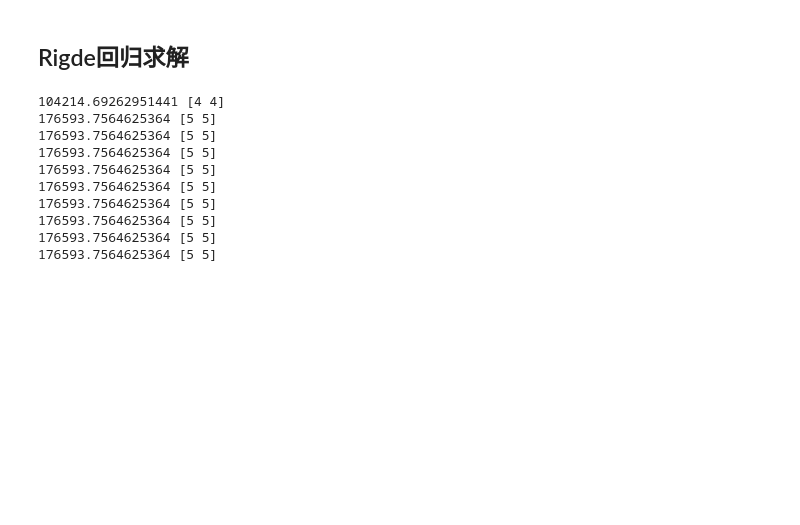
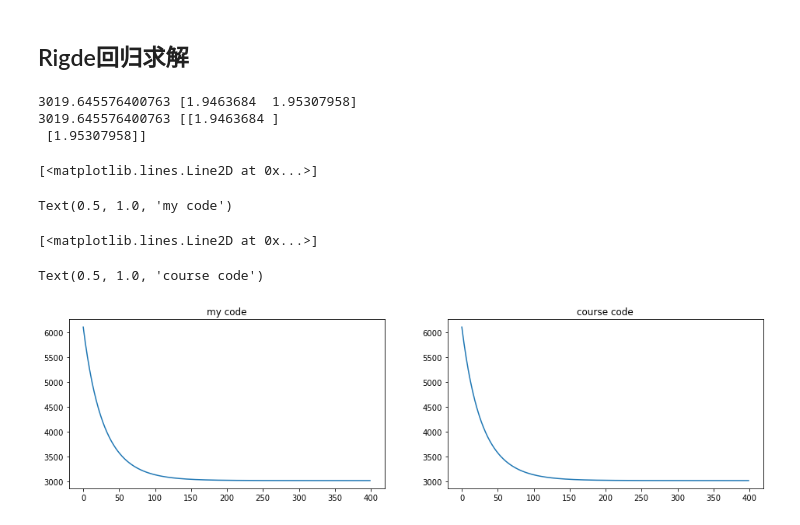
Before and after one commit to longfengpili/ML_algorithm_engineer_camp, a Jupyter notebook: 第二章、使用梯度下降法求解线性回归问题.ipynb, the cells around one changed output. Drawn from its saved outputs; the diff is of its cells as text; code cells hidden in the pictures; blank space fills up the shorter version.

```diff
--- a/第二章、使用梯度下降法求解线性回归问题.ipynb
+++ b/第二章、使用梯度下降法求解线性回归问题.ipynb
@@ -159,11 +159,19 @@ def featureNormalize(X):
     return X, mu, sigma
 
 def rigde_pradient_descent(X, y, theta, alpha, lamda):
-    X, mu, sigma = featureNormalize(X)
-    b = np.ones(X.shape[0]).reshape(-1, 1)
+    m, n = X.shape
+    b = np.ones(m).reshape(-1, 1)
     X_new = np.c_[b, X]
-    for j in range(len(theta)):
-        theta[j] = theta[j] + alpha * (1 /  len(y)) * np.sum(y.reshape(1, -1) - np.dot(X_new, theta) * X_new[:, j]) - 2 * alpha * lamda * theta[j]
+    for j in range(n + 1):
+        theta[j] = theta[j] + (alpha / m) * np.sum(y.reshape(1, -1) - np.dot(X_new, theta) * X_new[:, j]) - 2 * lamda * theta[j]
+    return theta
+
+def rigde_pradient_descent2(X, y, theta, alpha, lamda):
+    m, n = X.shape
+    b = np.ones(m).reshape(-1, 1)
+    X_new = np.c_[b, X]
+    for j in range(n + 1):
+        theta[j] = theta[j] + (alpha / m )* np.sum(y - np.dot(X_new, theta) * X_new[:,j].reshape(-1, 1)) - 2 * lamda * theta[j]
     return theta
 
 def predict(X, theta):
@@ -176,21 +184,42 @@ def costfunc(X, y, theta):
     y_pred = predict(X, theta)
     cost = np.sum(np.power(y - y_pred, 2))
     return cost
-
-theta = np.array([0, 0])
-for i in range(10):
-    X, y = loaddata('data/2_5.txt')
-    theta = rigde_pradient_descent(X, y, theta=theta, alpha=0.8, lamda=0.02)
-    cost = costfunc(X, y, theta)
-    print(cost, theta)
-# %% [output]
-104214.69262951441 [4 4]
-176593.7564625364 [5 5]
-176593.7564625364 [5 5]
-176593.7564625364 [5 5]
-176593.7564625364 [5 5]
-176593.7564625364 [5 5]
-176593.7564625364 [5 5]
-176593.7564625364 [5 5]
-176593.7564625364 [5 5]
-176593.7564625364 [5 5]
+# %%
+theta1 = np.zeros(X.shape[1]+1)
+theta2 = np.zeros(X.shape[1]+1).reshape(-1,1)
+alpha = 0.01
+lamda=0.01
+X, y = loaddata('data/2_5.txt')
+X, mu, sigma = featureNormalize(X)
+
+# my code
+costs1 = []
+for i in range(400):
+    theta = rigde_pradient_descent(X, y, theta=theta1, alpha=alpha, lamda=lamda)
+    cost = costfunc(X, y, theta)
+    costs1.append(cost)
+print(cost, theta)
+
+# course code
+costs2 = []
+for i in range(400):
+    theta = rigde_pradient_descent2(X, y, theta=theta2, alpha=alpha, lamda=lamda)
+    cost = costfunc(X, y, theta)
+    costs2.append(cost)
+print(cost, theta)
+# %% [output]
+3019.645576400763 [1.9463684  1.95307958]
+3019.645576400763 [[1.9463684 ]
+ [1.95307958]]
+# %%
+fig, axes = plt.subplots(1, 2, figsize=(16, 4))
+axes[0].plot(costs1)
+axes[0].set_title('my code')
+axes[1].plot(costs2)
+axes[1].set_title('course code')
+# %% [output]
+[<matplotlib.lines.Line2D at 0x...>]
+Text(0.5, 1.0, 'my code')
+[<matplotlib.lines.Line2D at 0x...>]
+Text(0.5, 1.0, 'course code')
+[figure, added]
```
Also changed, not shown: 1 other file.
